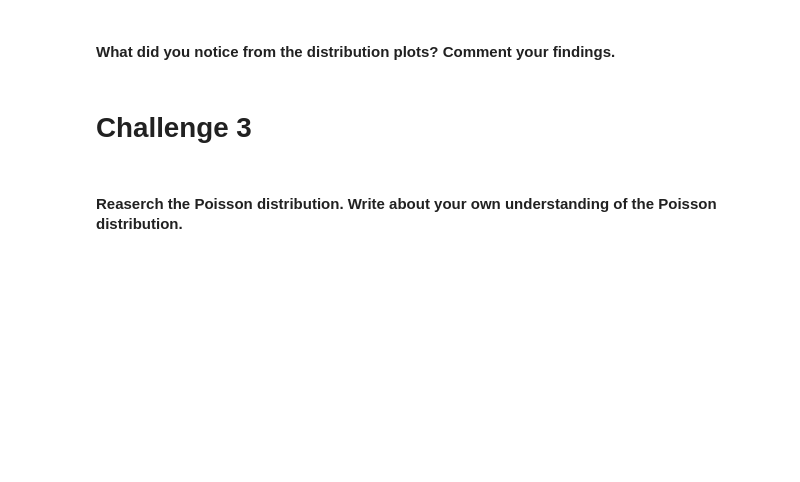
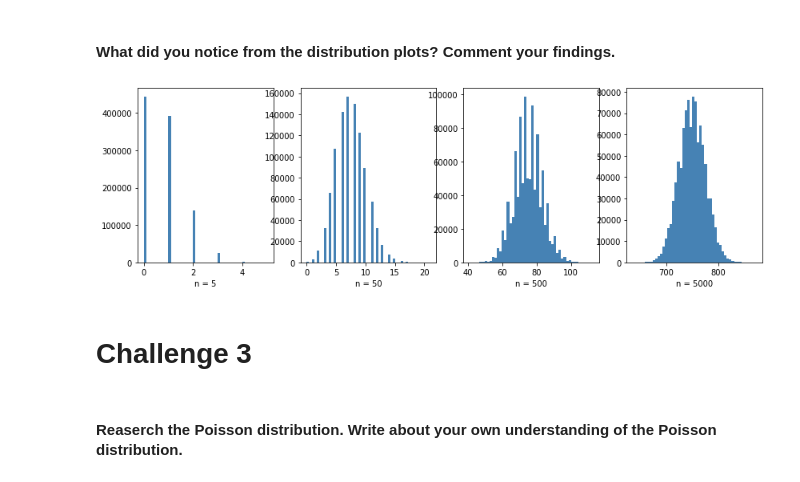
Before and after one commit to ironhack-datalabs/datamad0120, a Jupyter notebook: module-2/lab-probability-distribution/your_code/main.ipynb, the cells around one changed output. Saved outputs shown, nothing was run; the diff lists cells and outputs as text; code cells hidden in the pictures; blank space fills up the shorter version.

```diff
--- a/module-2/lab-probability-distribution/your_code/main.ipynb
+++ b/module-2/lab-probability-distribution/your_code/main.ipynb
@@ -66,3 +206,17 @@ Use matplotlib subplots to plot a histogram of each sample.
+# %%
+n = [5,50,500,5000]
+f, axs = plt.subplots(1,4,figsize=(14,4))
+for ind,elem in enumerate(n):
+    plt.sca(axs[ind])
+    data_binom = binom.rvs(n=elem,p=0.15,size=1000000)
+    ax = sns.distplot(data_binom,
+                      color='steelblue',
+                      kde=False,
+                      bins=50,
+                      hist_kws={"linewidth": 10,'alpha':1})
+    ax.set(xlabel=f'n = {elem}');
+# %% [output]
+[figure, added]
 # %% [markdown]
 # Challenge 3
 # %% [markdown]
```
Also changed, not shown: parts of 31 cells of this notebook.
